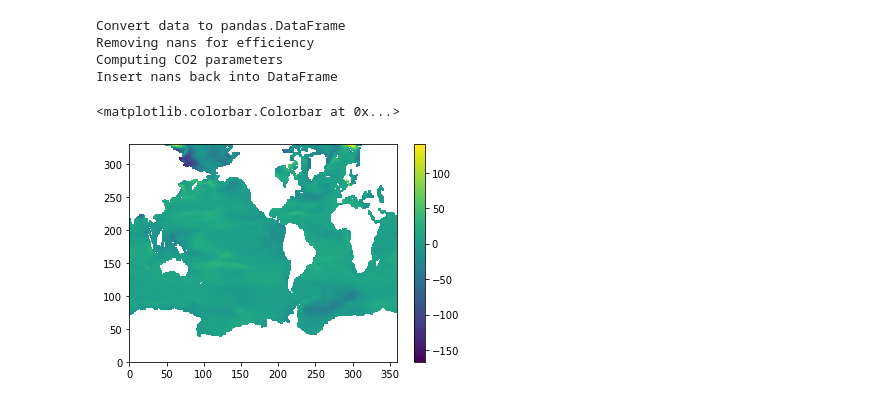
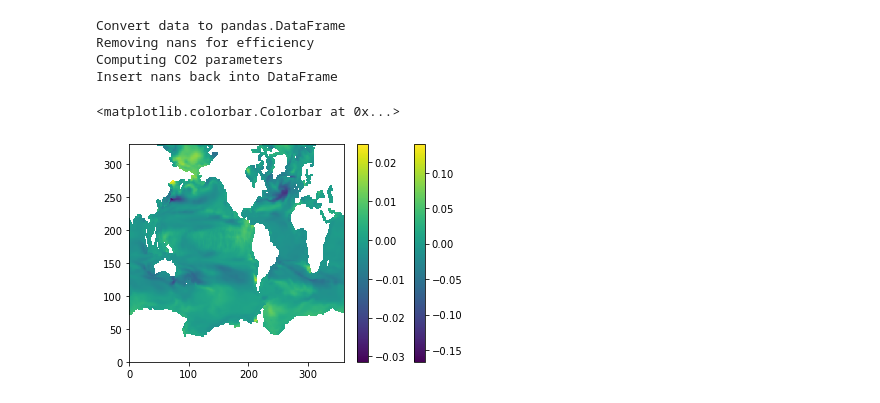
Before and after one commit to PaulHalloran/Jupiter_notebooks_halloran, a Jupyter notebook: co2sys_playing.ipynb, the cells around one changed output. Drawn from its saved outputs; the diff is of its cells as text; code cells hidden in the pictures.

```diff
--- a/co2sys_playing.ipynb
+++ b/co2sys_playing.ipynb
@@ -155,17 +155,17 @@ Removing nans for efficiency
 Computing CO2 parameters
 Insert nans back into DataFrame
 # %%
-model_dissic_diff = (c_dissic_2[0] - c_dissic_1[0]).data*1.0e3
-model_dissic_diff_due_to_alk =(TCO2 - c_dissic_1[0].data*1.0e3)
+model_dissic_diff = (c_dissic_2[0] - c_dissic_1[0]).data
+model_dissic_diff_due_to_alk =(TCO2/1.0e3 - c_dissic_1[0].data)
 
 plt.pcolormesh(model_dissic_diff)
 plt.colorbar()
 
 plt.pcolormesh(model_dissic_diff_due_to_alk - model_dissic_diff)
 plt.colorbar()
 # %% [output]
 <matplotlib.colorbar.Colorbar at 0x...>
-[figure, old version]
+[figure, new version]
 # %%
 # dir(ccrs)
 # help(np.ma.masked_where)
```
Also changed, not shown: parts of 1 cell of this notebook.
